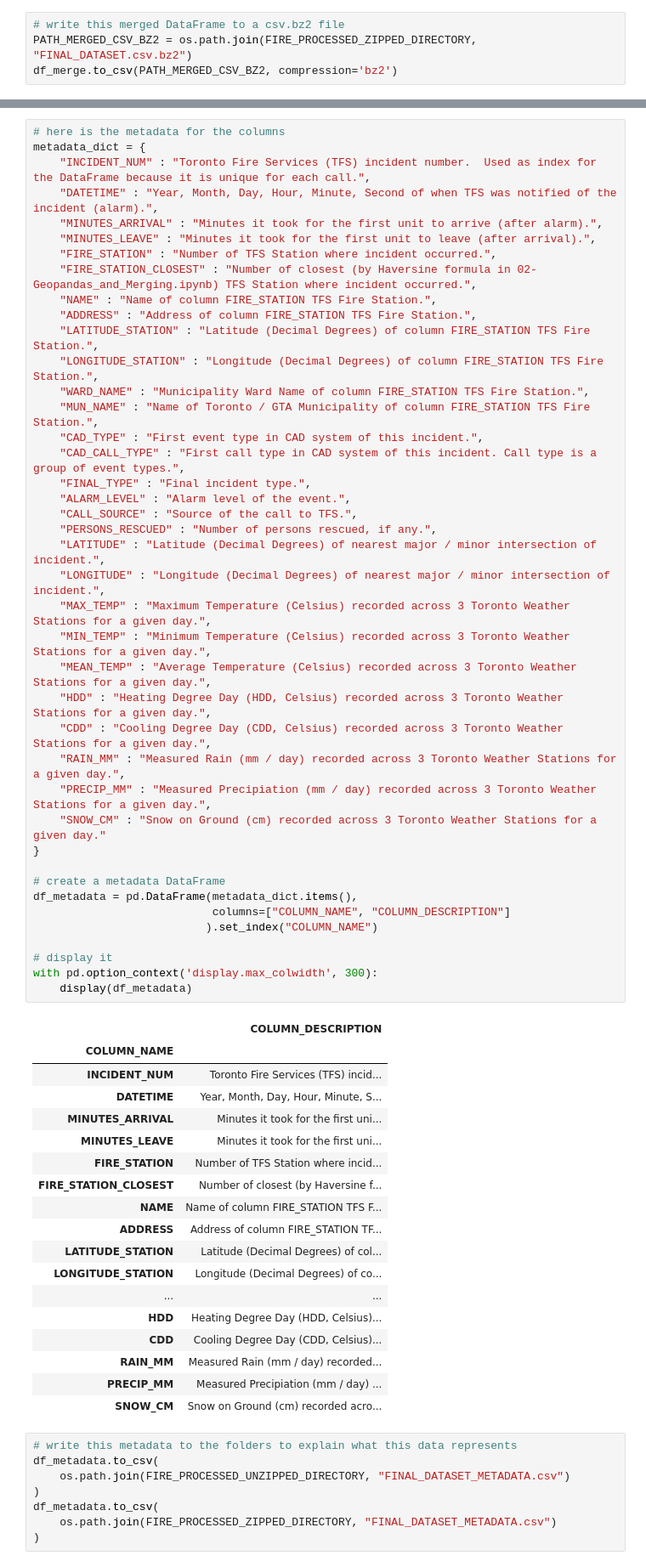
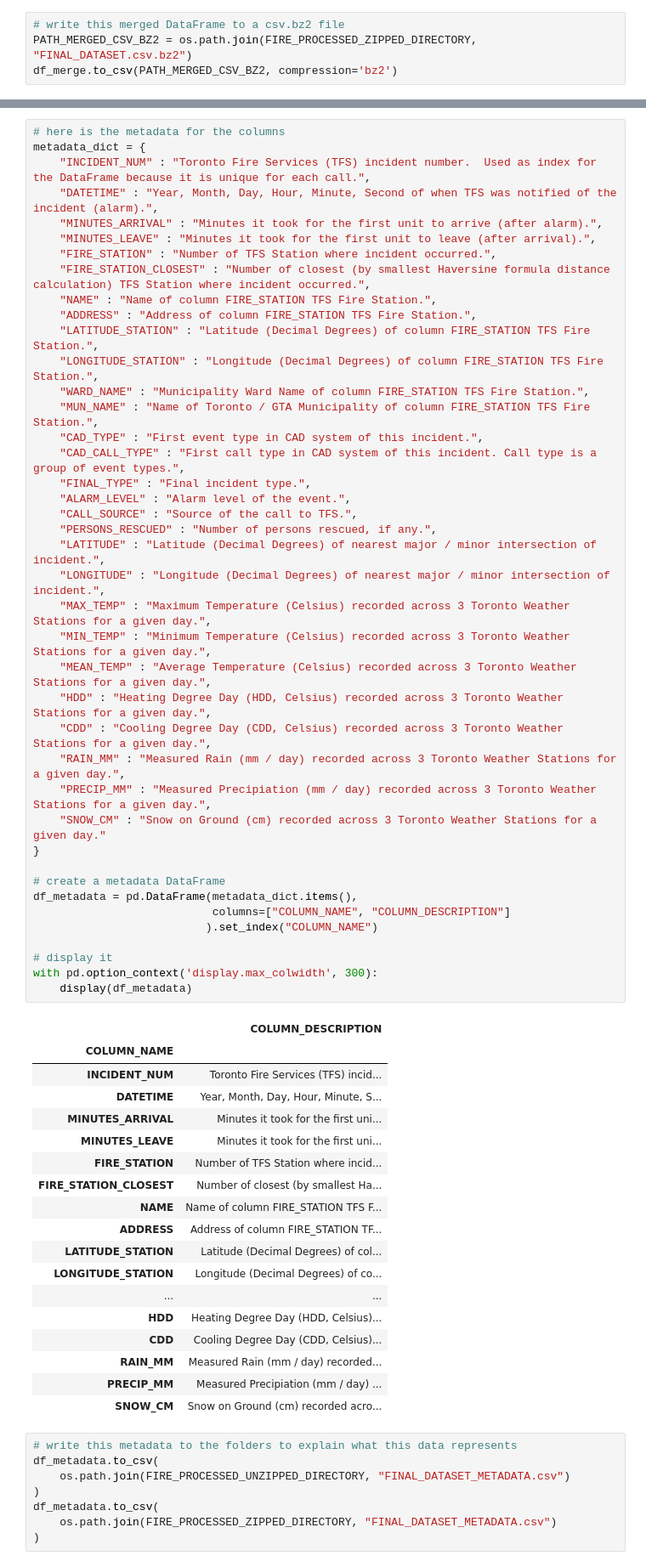
Before and after one commit to cebulada/Data-Science-Group-10, a Jupyter notebook: 03-MERGING_DATA.ipynb, the cells around one changed output, grey strips where cells are left out. Shown at 85% size. Cells and saved outputs as stored; diff of their text form.

```diff
--- a/03-MERGING_DATA.ipynb
+++ b/03-MERGING_DATA.ipynb
@@ -266,7 +268,7 @@ metadata_dict = {
     "MINUTES_ARRIVAL" : "Minutes it took for the first unit to arrive (after alarm).",
     "MINUTES_LEAVE" : "Minutes it took for the first unit to leave (after arrival).",
     "FIRE_STATION" : "Number of TFS Station where incident occurred.",
-    "FIRE_STATION_CLOSEST" : "Number of closest (by Haversine formula in 02-Geopandas_and_Merging.ipynb) TFS Station where incident occurred.",
+    "FIRE_STATION_CLOSEST" : "Number of closest (by smallest Haversine formula distance calculation) TFS Station where incident occurred.",
     "NAME" : "Name of column FIRE_STATION TFS Fire Station.",
     "ADDRESS" : "Address of column FIRE_STATION TFS Fire Station.",
     "LATITUDE_STATION" : "Latitude (Decimal Degrees) of column FIRE_STATION TFS Fire Station.",
@@ -280,34 +282,34 @@ metadata_dict = {
     "CALL_SOURCE" : "Source of the call to TFS.",
     "PERSONS_RESCUED" : "Number of persons rescued, if any.",
     "LATITUDE" : "Latitude (Decimal Degrees) of nearest major / minor intersection of incident.",
     "LONGITUDE" : "Longitude (Decimal Degrees) of nearest major / minor intersection of incident.",
     "MAX_TEMP" : "Maximum Temperature (Celsius) recorded across 3 Toronto Weather Stations for a given day.",
     "MIN_TEMP" : "Minimum Temperature (Celsius) recorded across 3 Toronto Weather Stations for a given day.",
     "MEAN_TEMP" : "Average Temperature (Celsius) recorded across 3 Toronto Weather Stations for a given day.",
     "HDD" : "Heating Degree Day (HDD, Celsius) recorded across 3 Toronto Weather Stations for a given day.",
     "CDD" : "Cooling Degree Day (CDD, Celsius) recorded across 3 Toronto Weather Stations for a given day.",
     "RAIN_MM" : "Measured Rain (mm / day) recorded across 3 Toronto Weather Stations for a given day.",
     "PRECIP_MM" : "Measured Precipiation (mm / day) recorded across 3 Toronto Weather Stations for a given day.",
     "SNOW_CM" : "Snow on Ground (cm) recorded across 3 Toronto Weather Stations for a given day."
 }
 
 # create a metadata DataFrame
 df_metadata = pd.DataFrame(metadata_dict.items(),
                            columns=["COLUMN_NAME", "COLUMN_DESCRIPTION"]
                           ).set_index("COLUMN_NAME")
 
 # display it
 with pd.option_context('display.max_colwidth', 300):
     display(df_metadata)
 # %% [output]
 |  | COLUMN_DESCRIPTION |
 | COLUMN_NAME |  |
 | INCIDENT_NUM | Toronto Fire Services (TFS) incid... |
 | DATETIME | Year, Month, Day, Hour, Minute, S... |
 | MINUTES_ARRIVAL | Minutes it took for the first uni... |
 | MINUTES_LEAVE | Minutes it took for the first uni... |
 | FIRE_STATION | Number of TFS Station where incid... |
-| FIRE_STATION_CLOSEST | Number of closest (by Haversine f... |
+| FIRE_STATION_CLOSEST | Number of closest (by smallest Ha... |
 | NAME | Name of column FIRE_STATION TFS F... |
 | ADDRESS | Address of column FIRE_STATION TF... |
 | LATITUDE_STATION | Latitude (Decimal Degrees) of col... |
```
Also changed, not shown: parts of 5 cells of this notebook, 3 other files.
